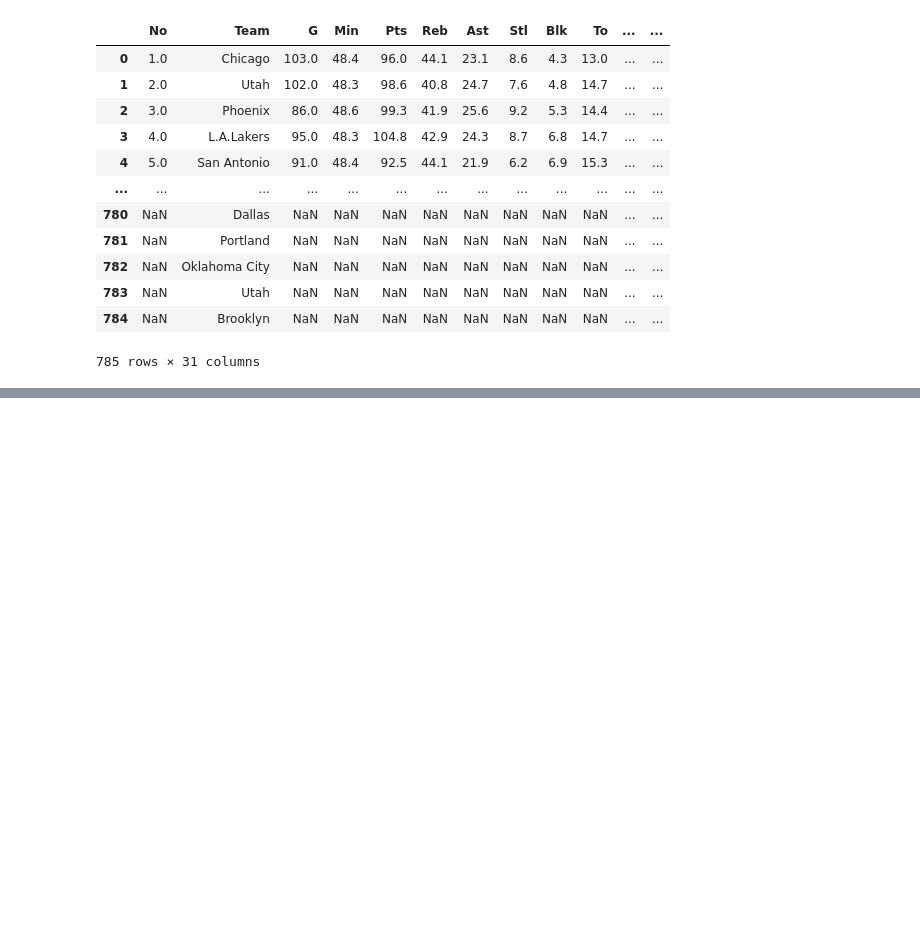
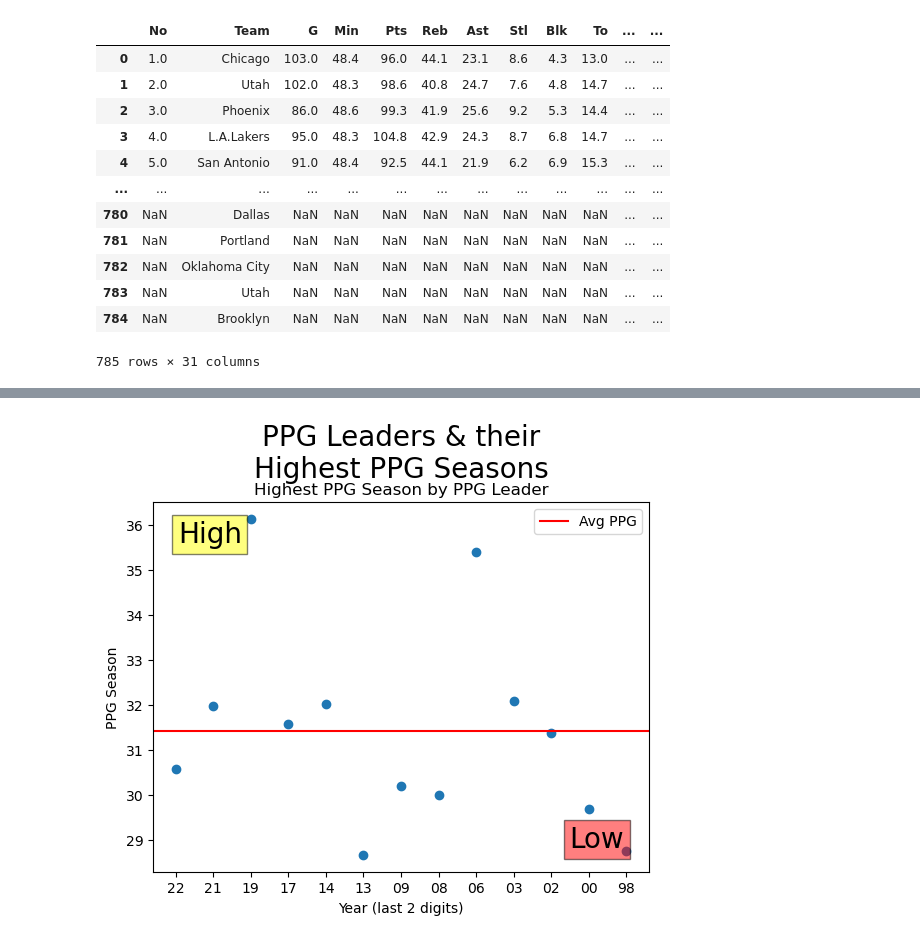
Before and after one commit to ttumlin/NBAO_Offense_88_22, a Jupyter notebook: NBA Offense By Year.ipynb, the cells around one changed output, grey strips where cells are left out. Saved outputs shown, nothing was run; the diff lists cells and outputs as text; code cells hidden in the pictures; blank space fills up the shorter version.

```diff
--- a/NBA Offense By Year.ipynb
+++ b/NBA Offense By Year.ipynb
@@ -581,0 +677,20 @@ Kobe Bryant was the overall points leader 3 times during the years 2002-2003, 20
+# %%
+# group the data by PPG_Leader
+grouped_data = NBA_Offense_Champions.groupby('PPG_Leader')
+
+highest_ppg_seasons = []
+# iterate over each group to find the highest PPG_Season and year and store it in a list
+for ppg_leader, group in grouped_data:
+    max_season = group.loc[group['PPG_Season'].idxmax()]
+    highest_ppg_seasons.append(max_season)
+
+# sort the list by year (in descending order)
+highest_ppg_seasons.sort(key=lambda x: x['Year'], reverse=True)
+
+# print the results
+for max_season in highest_ppg_seasons:
+    print(f"{max_season['PPG_Leader']}'s highest PPG_Season ({max_season['Year']}): {max_season['PPG_Season']}")
+
+# calculate the average of all the highest PPG_Season values
+avg_ppg = sum(max_season['PPG_Season'] for max_season in highest_ppg_seasons) / len(highest_ppg_seasons)
+print("Average highest PPG_Season:", avg_ppg)
@@ -581,0 +712,31 @@ Kobe Bryant was the overall points leader 3 times during the years 2002-2003, 20
+# %%
+import matplotlib.pyplot as plt
+
+# Extract the PPG_Leader and PPG_Season data for the scatter plot
+ppg_leaders = [max_season['PPG_Leader'] for max_season in highest_ppg_seasons]
+ppg_seasons = [max_season['PPG_Season'] for max_season in highest_ppg_seasons]
+years = [max_season['Year'][-2:] for max_season in highest_ppg_seasons]  # use string slicing to get the last two digits of the year
+
+# Calculate the average of all the highest PPG_Season values
+avg_ppg = sum(max_season['PPG_Season'] for max_season in highest_ppg_seasons) / len(highest_ppg_seasons)
+
+# Create the scatter plot
+fig, ax = plt.subplots()
+ax.scatter(years, ppg_seasons)
+ax.axhline(y=avg_ppg, color='r', linestyle='-', label='Avg PPG')
+ax.set_xlabel('Year (last 2 digits)')
+ax.set_ylabel('PPG Season')
+ax.set_title('Highest PPG Season by PPG Leader')
+ax.legend()
+
+# Add some fun elements to the chart
+ax.text(0.05, 0.95, 'High', transform=ax.transAxes, fontsize=20,
+        verticalalignment='top', bbox=dict(facecolor='yellow', alpha=0.5))
+ax.text(0.95, 0.05, 'Low', transform=ax.transAxes, fontsize=20,
+        verticalalignment='bottom', horizontalalignment='right', bbox=dict(facecolor='red', alpha=0.5))
+ax.text(0.5, 1.05, 'PPG Leaders & their\nHighest PPG Seasons', transform=ax.transAxes, fontsize=20,
+        verticalalignment='bottom', horizontalalignment='center')
+
+plt.show()
+# %% [output]
+[figure, added]
```
Also changed, not shown: parts of 21 cells of this notebook.
